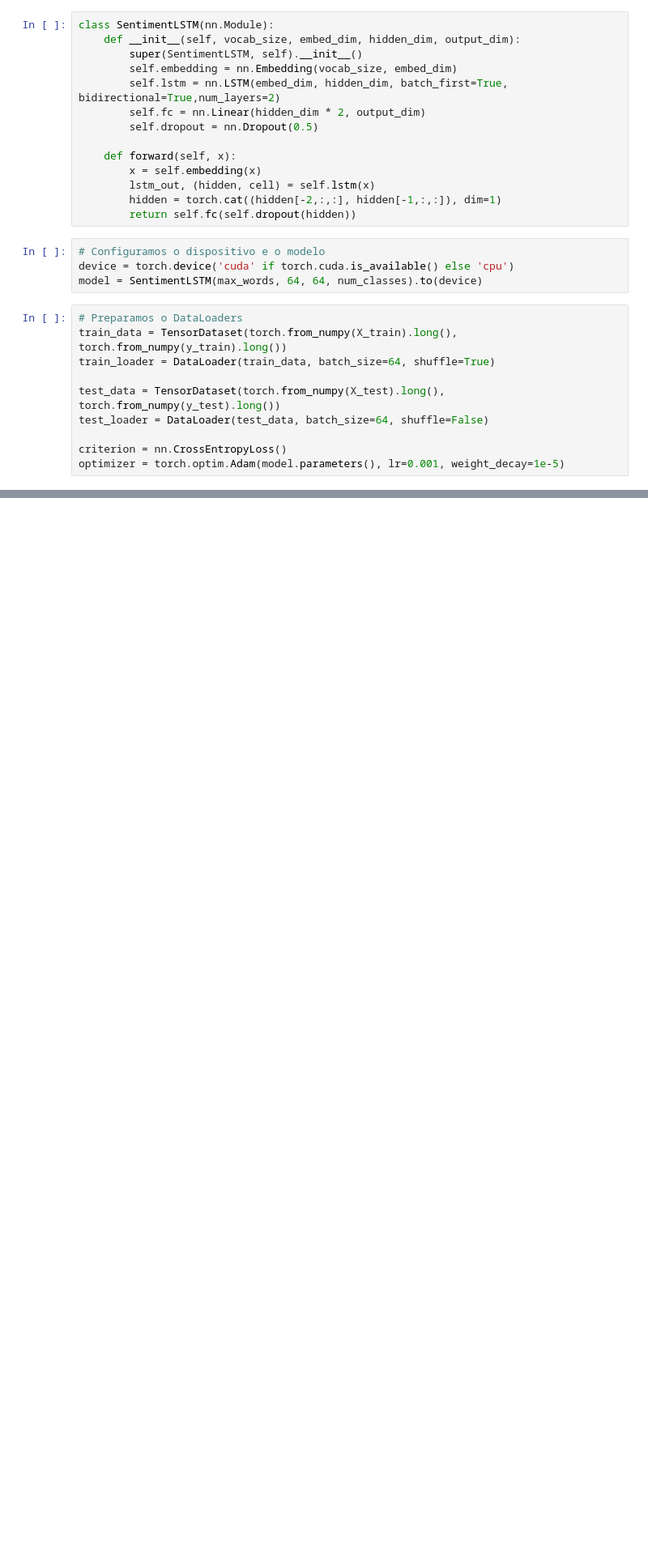
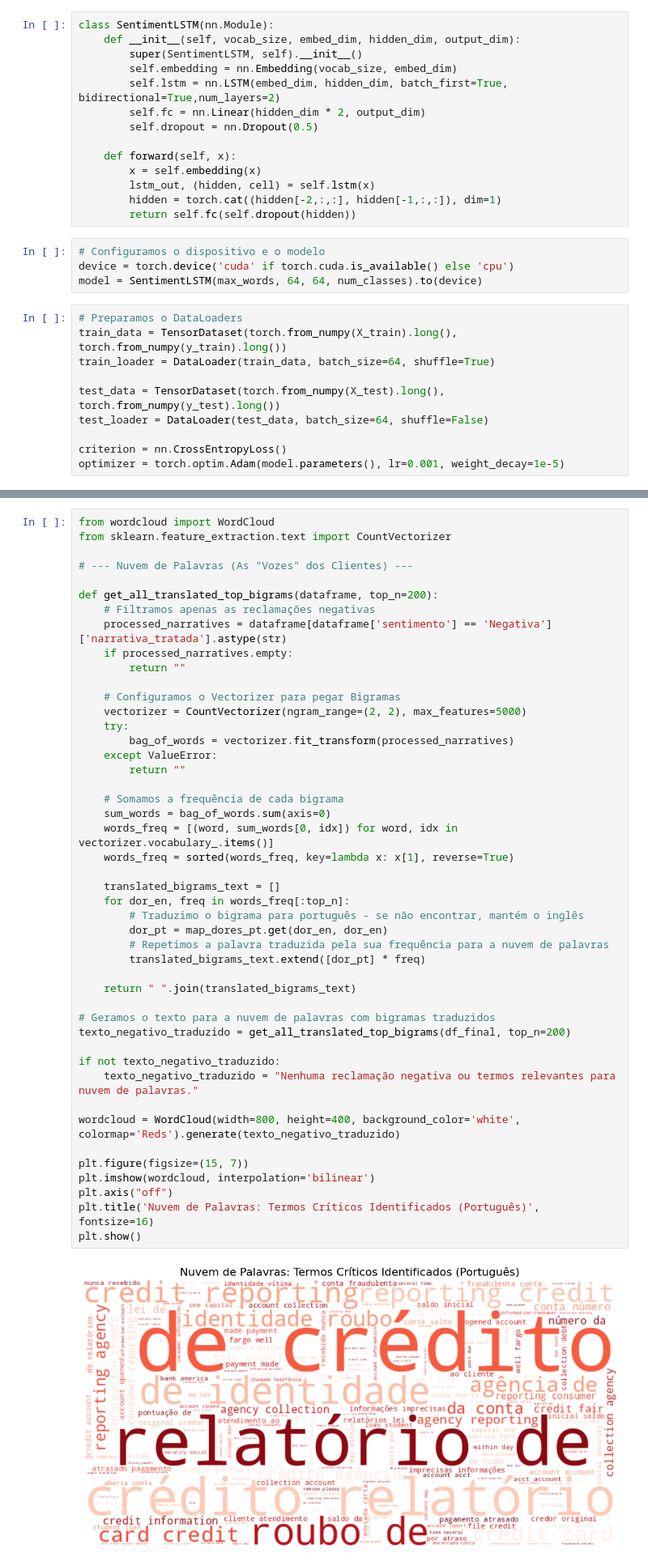
Before and after one commit to JessicaSTMatos/Datathon---Fase-5---FIAP, a Jupyter notebook: Fase_5.ipynb, the cells around one changed output, grey strips where cells are left out. Shown at 81% size. Cells and saved outputs as stored; diff of their text form; blank space fills up the shorter version.

```diff
--- a/Fase_5.ipynb
+++ b/Fase_5.ipynb
@@ -1468,0 +1267,48 @@ A identificação desses pontos de dor refinados permite uma abordagem proativa
+# %%
+from wordcloud import WordCloud
+from sklearn.feature_extraction.text import CountVectorizer
+
+# --- Nuvem de Palavras (As "Vozes" dos Clientes) ---
+
+def get_all_translated_top_bigrams(dataframe, top_n=200):
+    # Filtramos apenas as reclamações negativas
+    processed_narratives = dataframe[dataframe['sentimento'] == 'Negativa']['narrativa_tratada'].astype(str)
+    if processed_narratives.empty:
+        return ""
+
+    # Configuramos o Vectorizer para pegar Bigramas
+    vectorizer = CountVectorizer(ngram_range=(2, 2), max_features=5000)
+    try:
+        bag_of_words = vectorizer.fit_transform(processed_narratives)
+    except ValueError:
+        return ""
+
+    # Somamos a frequência de cada bigrama
+    sum_words = bag_of_words.sum(axis=0)
+    words_freq = [(word, sum_words[0, idx]) for word, idx in vectorizer.vocabulary_.items()]
+    words_freq = sorted(words_freq, key=lambda x: x[1], reverse=True)
+
+    translated_bigrams_text = []
+    for dor_en, freq in words_freq[:top_n]:
+        # Traduzimo o bigrama para português - se não encontrar, mantém o inglês
+        dor_pt = map_dores_pt.get(dor_en, dor_en)
+        # Repetimos a palavra traduzida pela sua frequência para a nuvem de palavras
+        translated_bigrams_text.extend([dor_pt] * freq)
+
+    return " ".join(translated_bigrams_text)
+
+# Geramos o texto para a nuvem de palavras com bigramas traduzidos
+texto_negativo_traduzido = get_all_translated_top_bigrams(df_final, top_n=200)
+
+if not texto_negativo_traduzido:
+    texto_negativo_traduzido = "Nenhuma reclamação negativa ou termos relevantes para nuvem de palavras."
+
+wordcloud = WordCloud(width=800, height=400, background_color='white', colormap='Reds').generate(texto_negativo_traduzido)
+
+plt.figure(figsize=(15, 7))
+plt.imshow(wordcloud, interpolation='bilinear')
+plt.axis("off")
+plt.title('Nuvem de Palavras: Termos Críticos Identificados (Português)', fontsize=16)
+plt.show()
+# %% [output]
+[figure, added]
```
Also changed, not shown: parts of 77 cells of this notebook.
